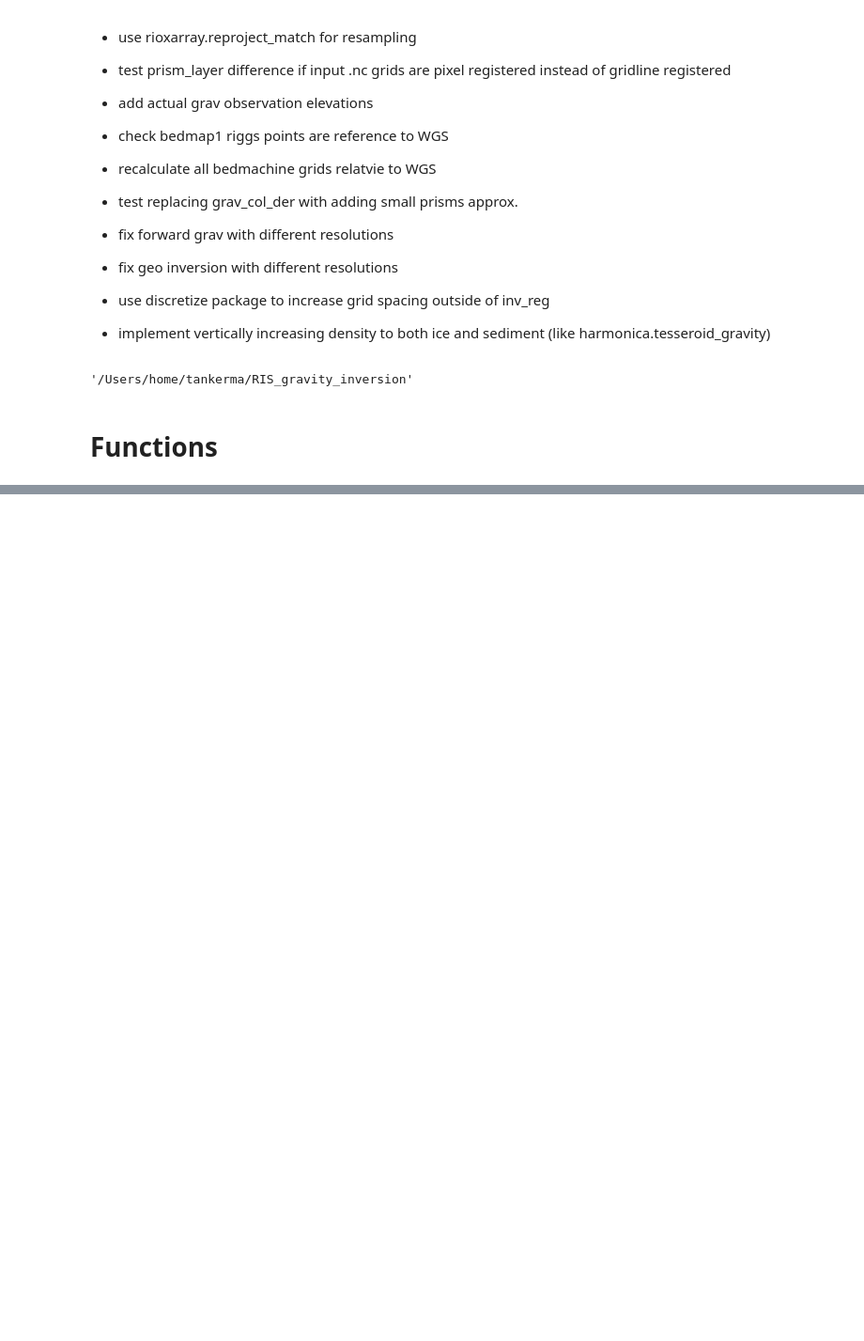
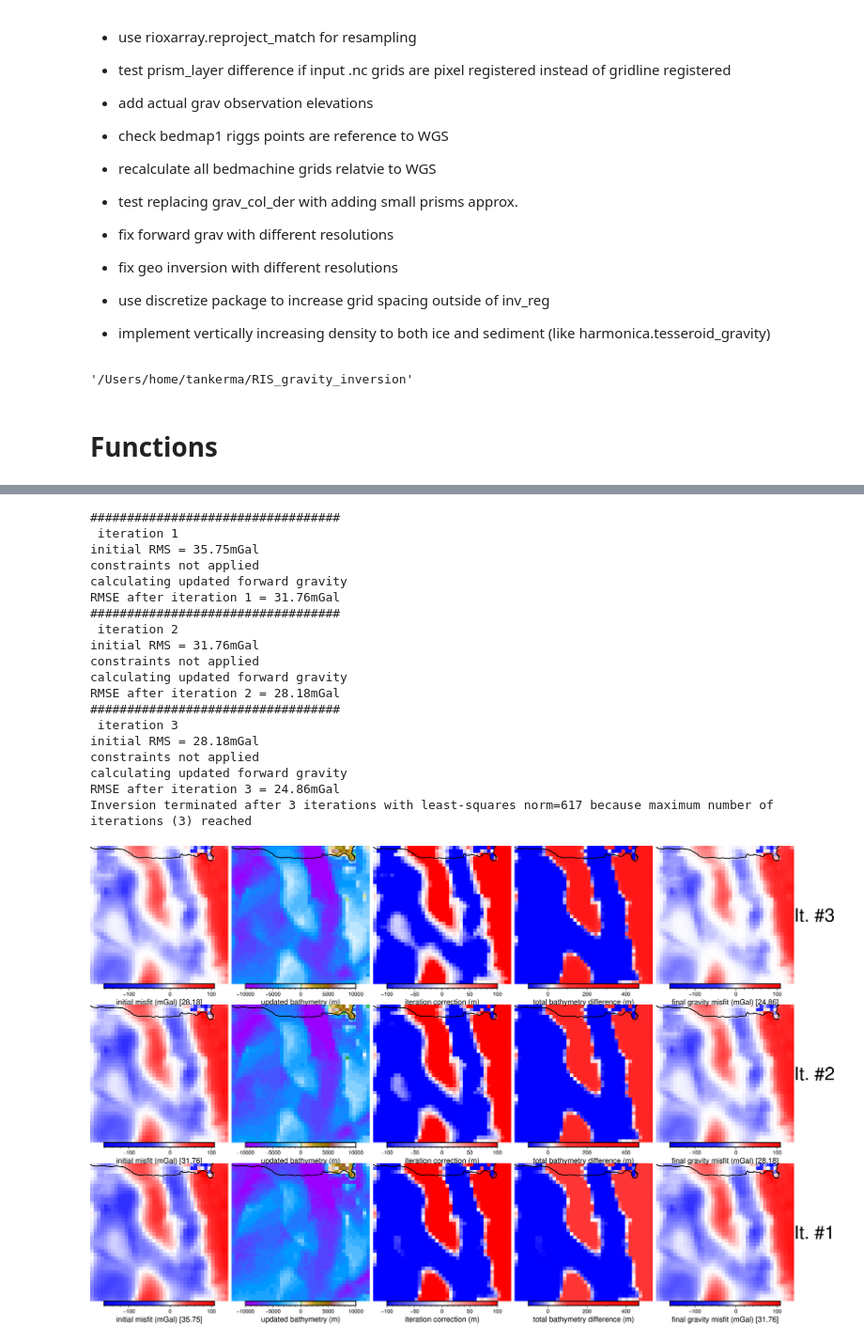
Before and after one commit to mdtanker/RIS_gravity_inversion, a Jupyter notebook: RIS_inversion.ipynb, the cells around one changed output, grey strips where cells are left out. Shown at 94% size. Drawn from its saved outputs; the diff is of its cells as text; code cells hidden in the pictures; blank space fills up the shorter version.

```diff
--- a/RIS_inversion.ipynb
+++ b/RIS_inversion.ipynb
@@ -884,0 +916,34 @@ Inversion terminated after 1 iterations with least-squares norm=1988 because max
+# %%
+geo_inversion(
+    deriv_type='prisms',
+    active_layer=active_layer,
+    input_grav=df_grav.Gobs_shift,
+    constraints=False,
+    Max_Iterations=3,
+    max_layer_change_per_iter=100,
+    )
+# 15 mins 200km zoom/5k, 7mins 400kmzoom/5k (113x113 prisms, 33x33 grav)
+# 1:54s for annulus
+# 1:46s for prisms
+notify
+# %% [output]
+##################################
+ iteration 1
+initial RMS = 35.75mGal
+constraints not applied
+calculating updated forward gravity
+RMSE after iteration 1 = 31.76mGal
+##################################
+ iteration 2
+initial RMS = 31.76mGal
+constraints not applied
+calculating updated forward gravity
+RMSE after iteration 2 = 28.18mGal
+##################################
+ iteration 3
+initial RMS = 28.18mGal
+constraints not applied
+calculating updated forward gravity
+RMSE after iteration 3 = 24.86mGal
+Inversion terminated after 3 iterations with least-squares norm=617 because maximum number of iterations (3) reached
+[figure, added]
```
Also changed, not shown: parts of 8 cells of this notebook, 8 other files.
